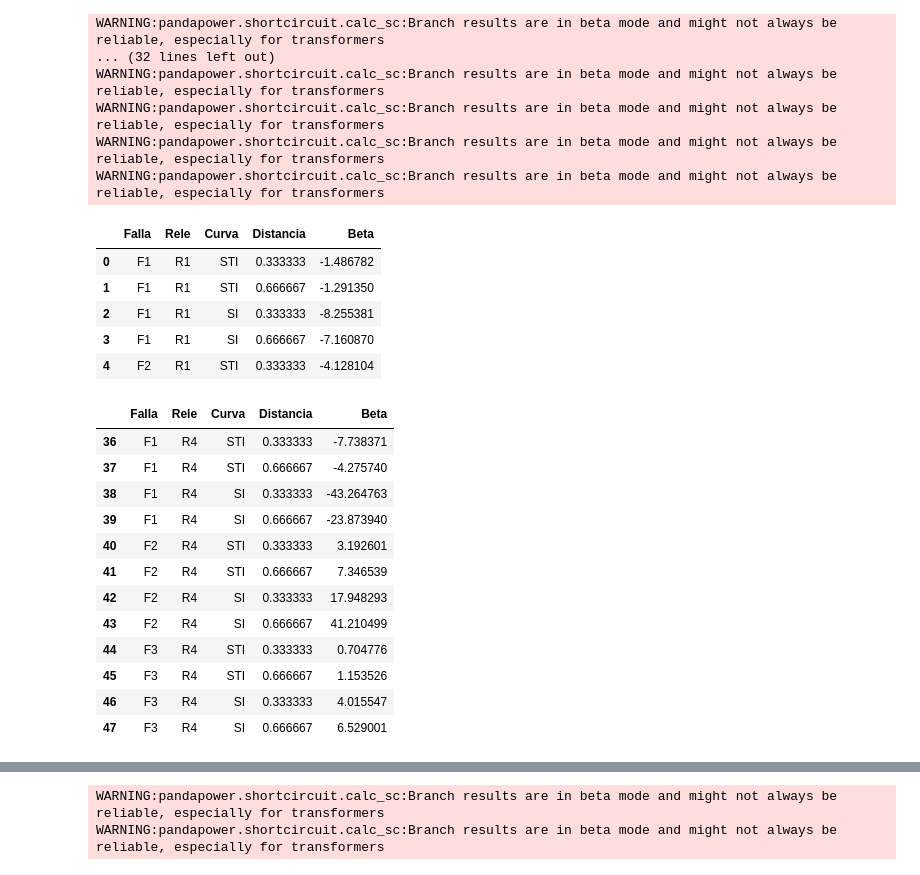
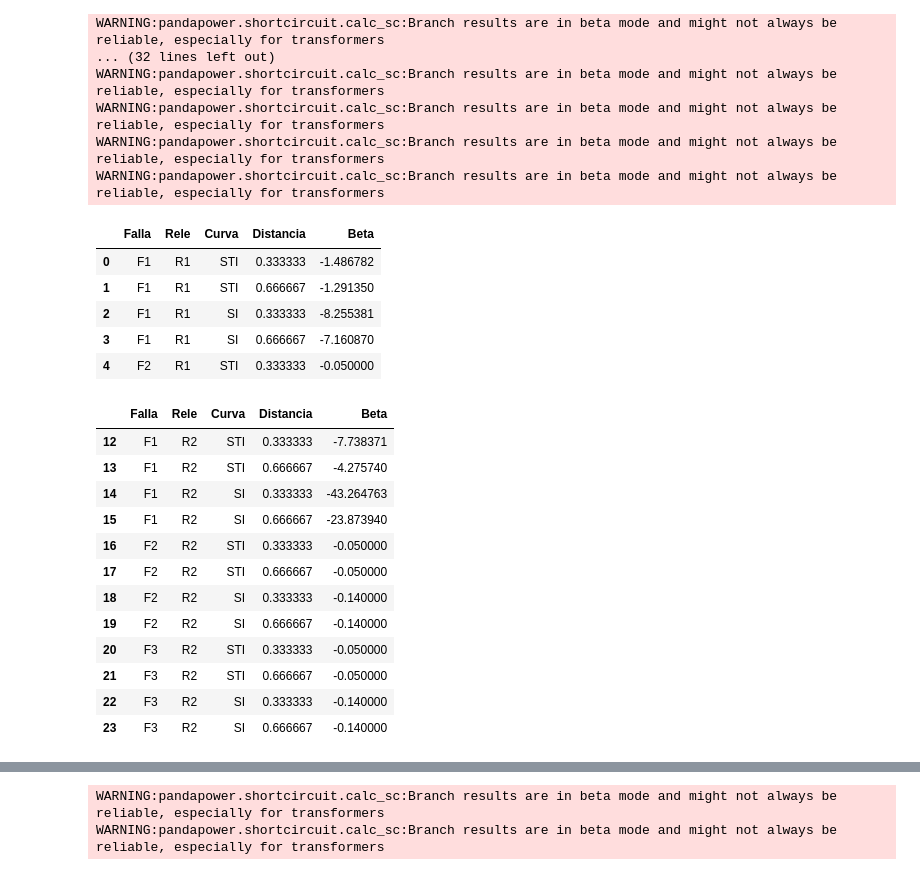
Before and after one commit to leonidasf300/OUU2026, a Jupyter notebook: LeonSerna_OUU_project_v0_simple_feeder.ipynb, the cells around one changed output, grey strips where cells are left out. Cells and saved outputs as stored; diff of their text form; code cells hidden in the pictures.

```diff
--- a/LeonSerna_OUU_project_v0_simple_feeder.ipynb
+++ b/LeonSerna_OUU_project_v0_simple_feeder.ipynb
@@ -279,7 +286,7 @@ def calculate_sc_percentage(net, nombre_linea, pasos=10):
         #     "I_Relé_Front": net.res_line_sc.ikss_ka.at[l1],
         #     "I_Relé_Back": net.res_line_sc.ikss_ka.at[l2]
         # })
-        resultados.append(net.res_line_sc.ikss_ka.at[l1]*1000)
+        resultados.append(net.res_line_sc.ikss_ka.at[bus_inicial]*1000)
 
         # Limpiar para no acumular líneas en el modelo
         pp.drop_lines(net, [l1, l2])
@@ -359,23 +366,23 @@ display(beta_df.head())
 | 1 | F1 | R1 | STI | 0.666667 | -1.291350 |
 | 2 | F1 | R1 | SI | 0.333333 | -8.255381 |
 | 3 | F1 | R1 | SI | 0.666667 | -7.160870 |
-| 4 | F2 | R1 | STI | 0.333333 | -4.128104 |
+| 4 | F2 | R1 | STI | 0.333333 | -0.050000 |
 # %%
-beta_df[beta_df["Rele"]=="R4"]
+beta_df[beta_df["Rele"]=="R2"]
 # %% [output]
 |  | Falla | Rele | Curva | Distancia | Beta |
-| 36 | F1 | R4 | STI | 0.333333 | -7.738371 |
-| 37 | F1 | R4 | STI | 0.666667 | -4.275740 |
-| 38 | F1 | R4 | SI | 0.333333 | -43.264763 |
-| 39 | F1 | R4 | SI | 0.666667 | -23.873940 |
-| 40 | F2 | R4 | STI | 0.333333 | 3.192601 |
-| 41 | F2 | R4 | STI | 0.666667 | 7.346539 |
-| 42 | F2 | R4 | SI | 0.333333 | 17.948293 |
-| 43 | F2 | R4 | SI | 0.666667 | 41.210499 |
-| 44 | F3 | R4 | STI | 0.333333 | 0.704776 |
-| 45 | F3 | R4 | STI | 0.666667 | 1.153526 |
-| 46 | F3 | R4 | SI | 0.333333 | 4.015547 |
-| 47 | F3 | R4 | SI | 0.666667 | 6.529001 |
+| 12 | F1 | R2 | STI | 0.333333 | -7.738371 |
+| 13 | F1 | R2 | STI | 0.666667 | -4.275740 |
+| 14 | F1 | R2 | SI | 0.333333 | -43.264763 |
+| 15 | F1 | R2 | SI | 0.666667 | -23.873940 |
+| 16 | F2 | R2 | STI | 0.333333 | -0.050000 |
+| 17 | F2 | R2 | STI | 0.666667 | -0.050000 |
+| 18 | F2 | R2 | SI | 0.333333 | -0.140000 |
+| 19 | F2 | R2 | SI | 0.666667 | -0.140000 |
+| 20 | F3 | R2 | STI | 0.333333 | -0.050000 |
+| 21 | F3 | R2 | STI | 0.666667 | -0.050000 |
+| 22 | F3 | R2 | SI | 0.333333 | -0.140000 |
+| 23 | F3 | R2 | SI | 0.666667 | -0.140000 |
 # %%
 beta_df[beta_df["Beta"]>0]
 # %% [output]
```
Also changed, not shown: parts of 2 cells of this notebook.
